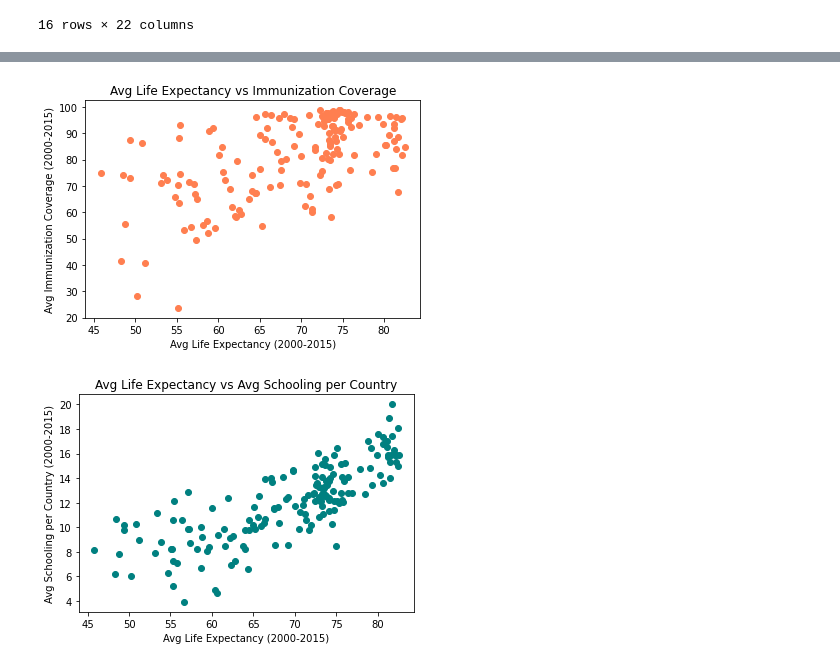
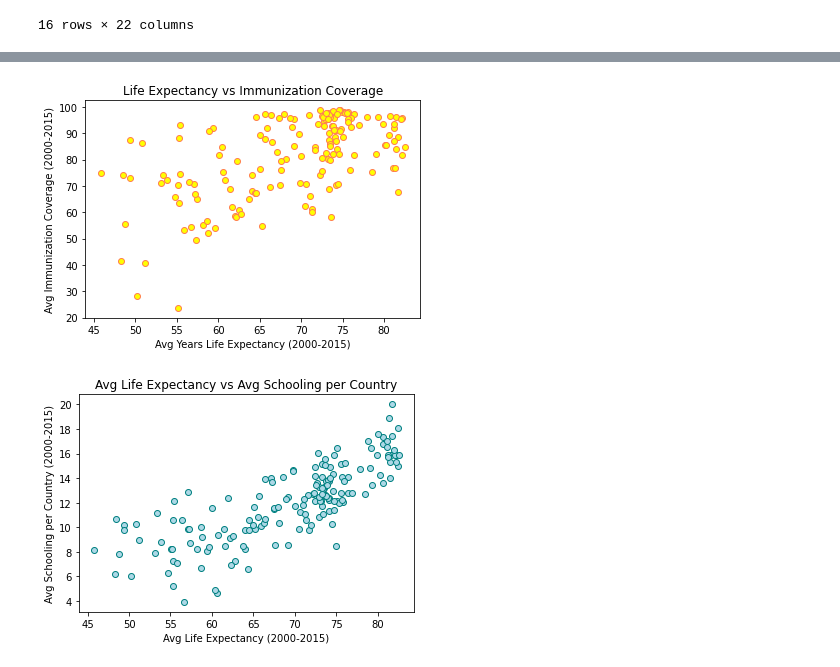
Before and after one commit to shechter430/project_one, a Jupyter notebook: jennifer_analyzations.ipynb, the cells around one changed output, grey strips where cells are left out. Drawn from its saved outputs; the diff is of its cells as text; code cells hidden in the pictures.

```diff
--- a/jennifer_analyzations.ipynb
+++ b/jennifer_analyzations.ipynb
@@ -51,39 +51,45 @@ avgs_percountry.head()
 | Angola | 48.793333 | 71.000000 | 48.733333 | 46.600000 |
 | Antigua and Barbuda | 74.966667 | 98.214286 | 97.666667 | 98.266667 |
 # %%
-#creating data frame with overall avg life expectancy and combined immunization averages per country with all years included
+#Combine hep b, polio, and diptheria averages into one representational average for immunization coverage
 sum_immu_avgs = avgs_percountry["Avg Hep B Vac Coverage (2000-2015)"] + avgs_percountry["Avg Polio Vac Coverage (2000-2015)"] + avgs_percountry["Avg Dipth Vac Coverage (2000-2015)"]
 
-#use this for "increased immunization coverage" variable
-mean_combined_immu_avgs = sum_immu_avgs/3
+#use this for testing immunization coverage variable
+immu_cov = sum_immu_avgs/3
 
+#creating data frame for immunization coverage and life expectancy
 comb_avg_immucov = pd.DataFrame({"Avg Life Expectancy (2000-2015)": mean_lifeexp,
-                                 "Combined Avg Hepatitus, Polio, and Diptheria Immunization Coverage": mean_combined_immu_avgs})
+                                 "Combined Avg Hepatitus, Polio, and Diptheria Immunization Coverage": immu_cov})
 
+#QUESTION
+#----------------------------------------------------
 #Does increased immunization coverage positevely correlate with increased life expectancy?
 x_axis = comb_avg_immucov["Avg Life Expectancy (2000-2015)"]
 y_axis = comb_avg_immucov["Combined Avg Hepatitus, Polio, and Diptheria Immunization Coverage"]
-plt.scatter(x_axis, y_axis, marker = "o", color = "coral")
-plt.title("Avg Life Expectancy vs Immunization Coverage")
-plt.xlabel("Avg Life Expectancy (2000-2015)")
+plt.scatter(x_axis, y_axis, marker = "o", edgecolors = "coral", facecolors="yellow")
+plt.title("Life Expectancy vs Immunization Coverage")
+plt.xlabel("Avg Years Life Expectancy (2000-2015)")
 plt.ylabel("Avg Immunization Coverage (2000-2015)")
 plt.show()
+#Change x and y ticks for better visualization
 # %% [output]
-[figure, old version]
+[figure, new version]
 # %%
-#gather the avg schoooling from 2000-2015 per country and create new data frame
+#use this for testing schooling variable
 mean_school = life_expectancy.groupby('Country')["Schooling"].mean()
 
+#Data frame for schooling and life expectancy
 schooling_avgs = pd.DataFrame({"Avg Life Expectancy (2000-2015)": mean_lifeexp,
                                "Avg Schooling per Country (2000-2015)": mean_school})
 
-#Is increased schooling positively correlated with increased immunization coverage?
+#QUESTION
+#Is increased schooling positively correlated with increased life expectancy?
 x_axis = schooling_avgs["Avg Life Expectancy (2000-2015)"]
 y_axis = schooling_avgs["Avg Schooling per Country (2000-2015)"]
-plt.scatter(x_axis, y_axis, marker = "o", color = "teal")
+plt.scatter(x_axis, y_axis, marker = "o", edgecolors = "teal", facecolors="lightblue")
 plt.title("Avg Life Expectancy vs Avg Schooling per Country")
 plt.xlabel("Avg Life Expectancy (2000-2015)")
 plt.ylabel("Avg Schooling per Country (2000-2015)")
 plt.show()
 # %% [output]
-[figure, old version]
+[figure, new version]
```
Also changed, not shown: parts of 5 cells of this notebook.
